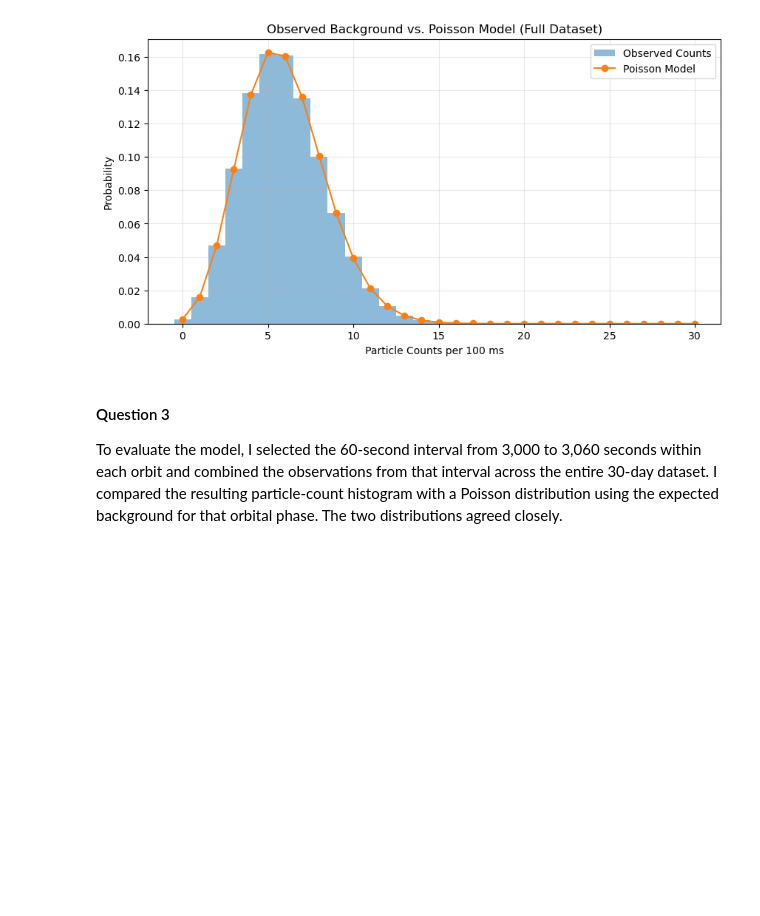
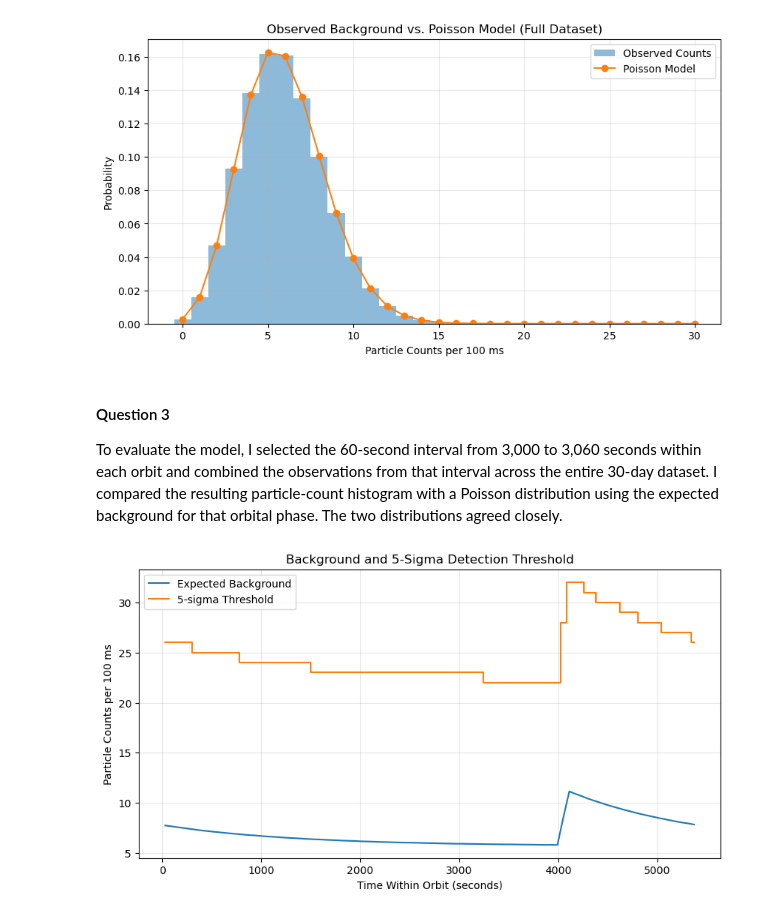
Before and after one commit to twbrouse/PHYS434, a Jupyter notebook: Lab4.ipynb, the cells around one changed output. Cells and saved outputs as stored; diff of their text form; code cells hidden in the pictures; blank space fills up the shorter version.

```diff
--- a/Lab4.ipynb
+++ b/Lab4.ipynb
@@ -225,3 +220,23 @@ plt.show()
 # %% [markdown]
 #### Question 3
 To evaluate the model, I selected the 60-second interval from 3,000 to 3,060 seconds within each orbit and combined the observations from that interval across the entire 30-day dataset. I compared the resulting particle-count histogram with a Poisson distribution using the expected background for that orbital phase. The two distributions agreed closely.
+# %%
+p_5sigma = stats.norm.sf(5)
+
+thresholds = stats.poisson.isf(p_5sigma, mean_counts) + 1
+
+plt.figure(figsize=(10, 5))
+
+plt.plot(bin_centers, mean_counts, label='Expected Background')
+plt.step(bin_centers, thresholds, where='mid',
+         label='5-sigma Threshold')
+
+plt.xlabel('Time Within Orbit (seconds)')
+plt.ylabel('Particle Counts per 100 ms')
+plt.title('Background and 5-Sigma Detection Threshold')
+plt.legend()
+plt.grid(alpha=0.3)
+
+plt.show()
+# %% [output]
+[figure, added]
```
Also changed, not shown: parts of 8 cells of this notebook, 1 other file.
